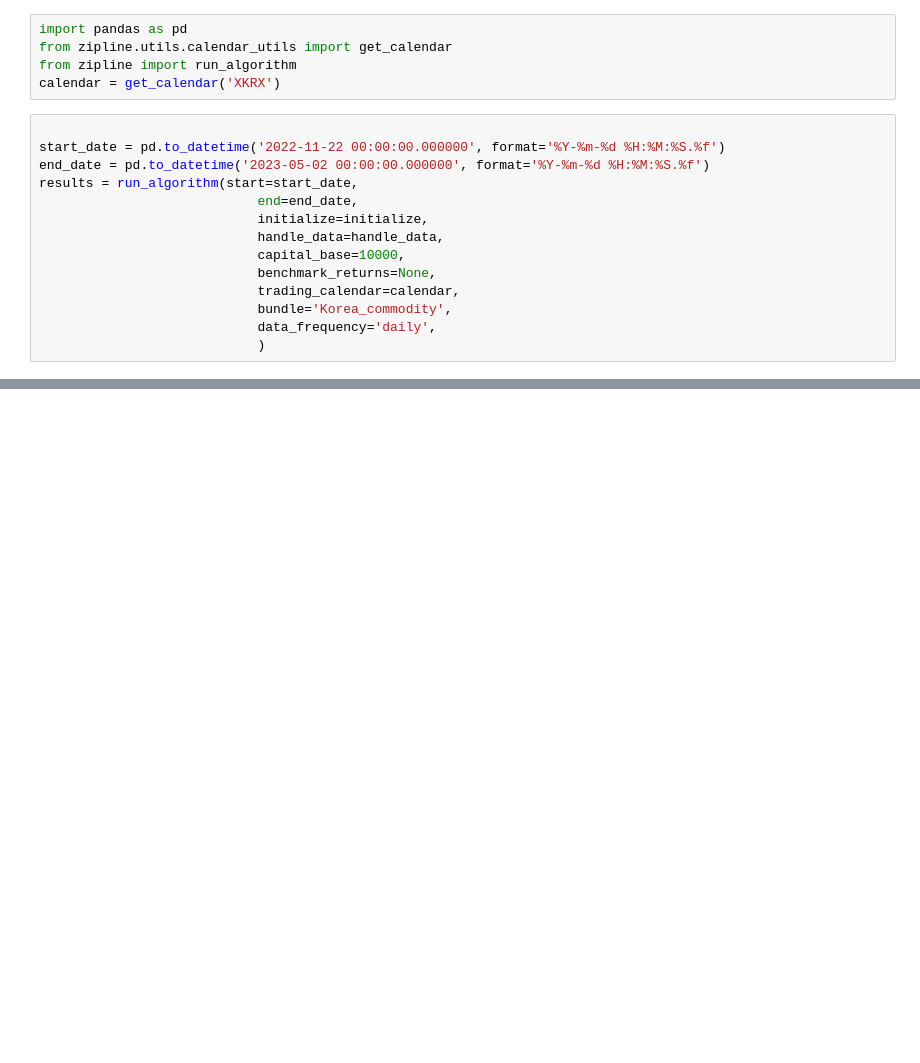
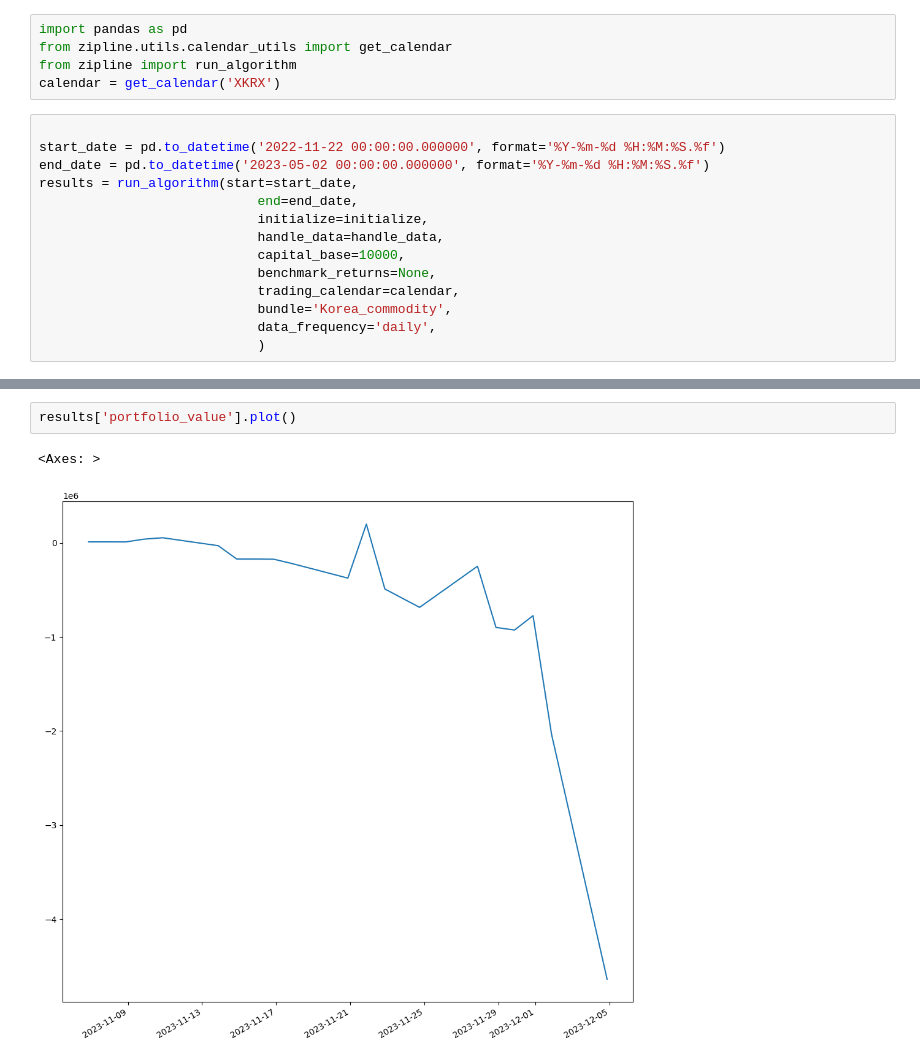
Before and after one commit to Akib-Raihan-4/Trading_With_Python, a Jupyter notebook: Zipline/Zipline_Basic.ipynb, the cells around one changed output, grey strips where cells are left out. Cells and saved outputs as stored; diff of their text form; blank space fills up the shorter version.

```diff
--- a/Zipline/Zipline_Basic.ipynb
+++ b/Zipline/Zipline_Basic.ipynb
@@ -94,0 +181,5 @@ results
+# %%
+results['portfolio_value'].plot()
+# %% [output]
+<Axes: >
+[figure, added]
```
Also changed, not shown: parts of 8 cells of this notebook, 3 other files.
